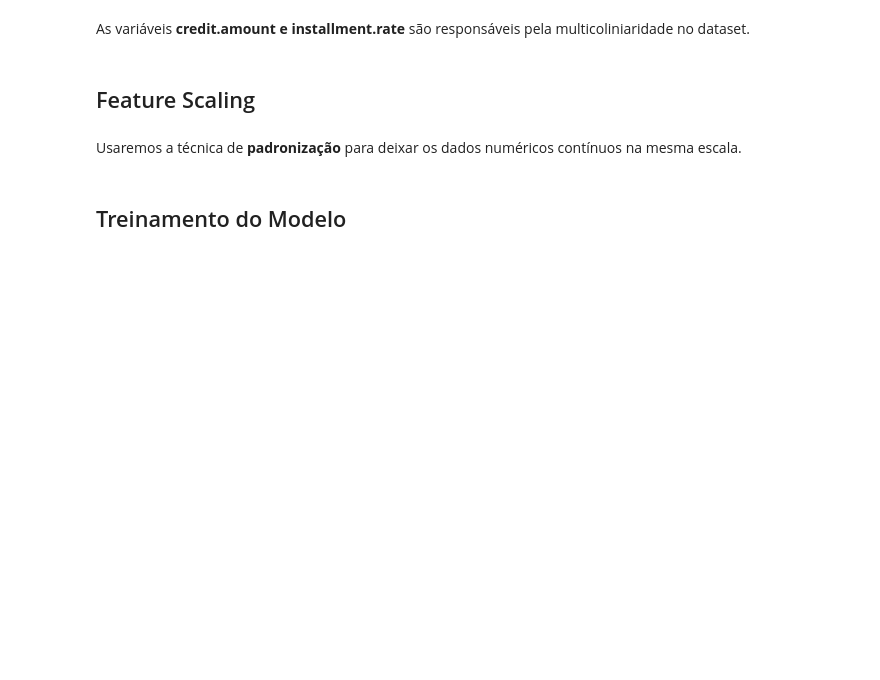
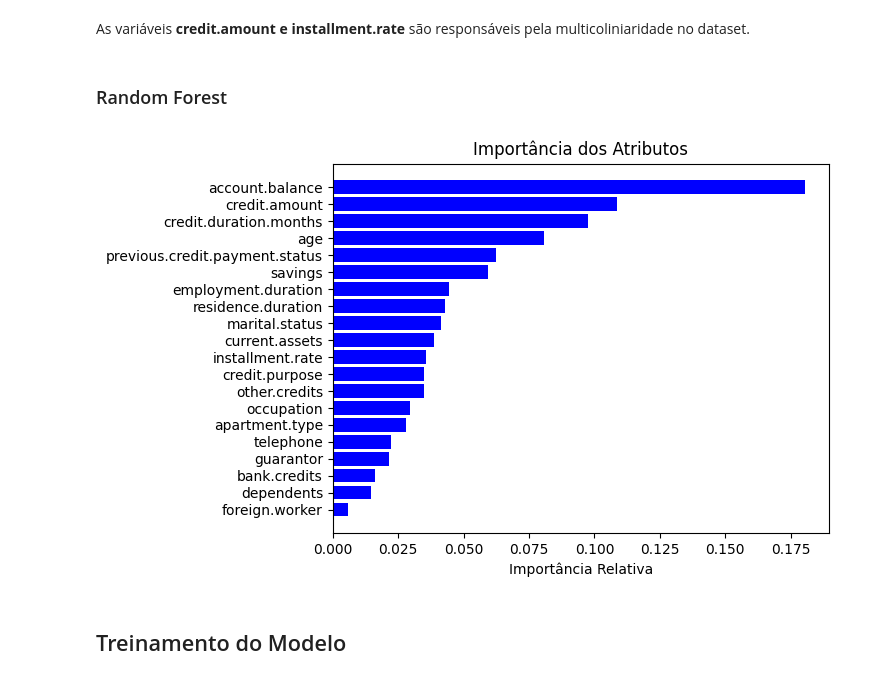
Before and after one commit to henriquedatascience/Projetos-DSA, a Jupyter notebook: Previsao_e_Deteccao_de_Risco_de_Credito/AnaliseDeRisco_V1.ipynb, the cells around one changed output. Drawn from its saved outputs; the diff is of its cells as text; code cells hidden in the pictures; blank space fills up the shorter version.

```diff
--- a/Previsao_e_Deteccao_de_Risco_de_Credito/AnaliseDeRisco_V1.ipynb
+++ b/Previsao_e_Deteccao_de_Risco_de_Credito/AnaliseDeRisco_V1.ipynb
@@ -102,6 +132,4 @@ credit.amount installment.rate
 # %% [markdown]
 As variáveis **credit.amount e installment.rate** são responsáveis pela multicoliniaridade no dataset.
 # %% [markdown]
-## Feature Scaling
+### Random Forest
-# %% [markdown]
-Usaremos a técnica de **padronização** para deixar os dados numéricos contínuos na mesma escala.
@@ -115,3 +136,32 @@ X[var_num] = scaler.fit_transform(X[var_num])
+# %%
+# Criando o modelo
+selec_feature = RandomForestClassifier(n_estimators= 100)
+
+# Treinando o modelo
+selec_feature.fit(X, y)
+
+# Extraindo a importância
+importances = selec_feature.feature_importances_
+indices = np.argsort(importances)
+
+# Buscando os nomes das colunas
+labels = X.columns
+
+# Obtém os índices
+ind = []
+
+for i in indices:
+    ind.append(labels[i])
+# %%
+# Plot da Importância dos Atributos
+plt.figure(1)
+plt.title('Importância dos Atributos')
+plt.barh(range(len(indices)), importances[indices], color= 'b', align= 'center')
+plt.yticks(range(len(indices)), ind)
+plt.xlabel('Importância Relativa')
+plt.show()
+# %% [output]
+[figure, added]
 # %% [markdown]
 ## Treinamento do Modelo
 # %% [markdown]
```
Also changed, not shown: parts of 50 cells of this notebook, 1 other file.
